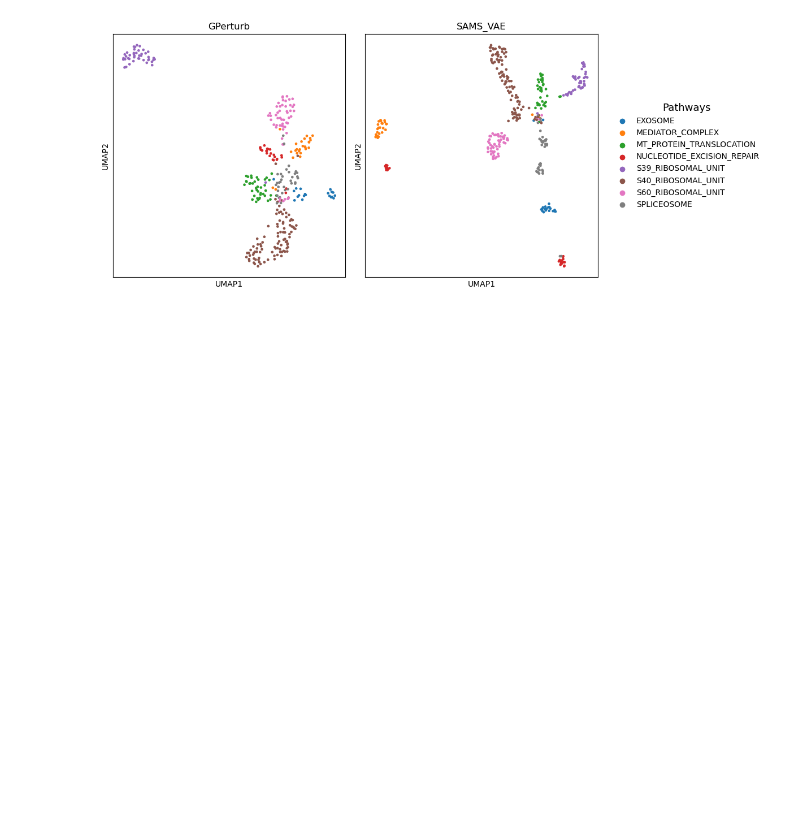
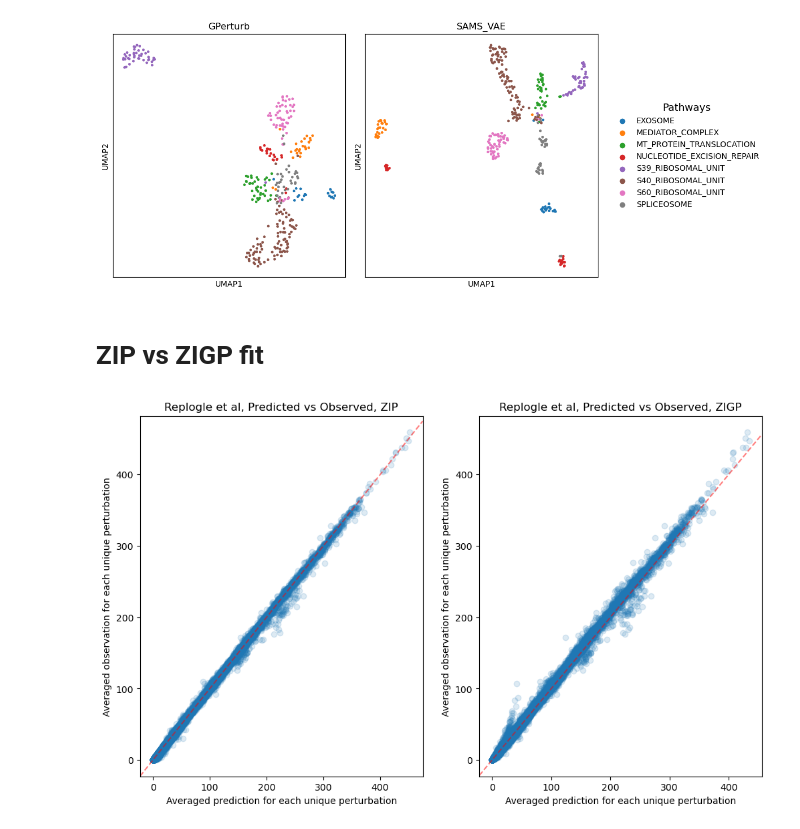
Before and after one commit to hwxing3259/GPerturb, a Jupyter notebook: numerical_examples/Replogle_GPerturb.ipynb, the cells around one changed output. Drawn from its saved outputs; the diff is of its cells as text; code cells hidden in the pictures; blank space fills up the shorter version.

```diff
--- a/numerical_examples/Replogle_GPerturb.ipynb
+++ b/numerical_examples/Replogle_GPerturb.ipynb
@@ -353,3 +362,33 @@ fig.tight_layout()
 # plt.savefig('./GPerturb_vis/UMAP_GPerturb_vs_SAMS_NA_filtered.png', dpi=300)
 # %% [output]
 [figure]
+# %% [markdown]
+# ZIP vs ZIGP fit
+# %%
+# load from pre-trained
+
+fig, axes = plt.subplots(1, 2)
+avg_pred = np.loadtxt('./GPerturb_vis_data/rep_avg_pred_Gperturb_zip.csv').ravel()
+avg_obs = np.loadtxt('./GPerturb_vis_data/rep_avg_obs_GPerturb_zip.csv').ravel()
+avg_pred = avg_pred[avg_obs != 0]
+avg_obs = avg_obs[avg_obs != 0]
+axes[0].scatter(avg_pred, avg_obs, alpha=0.15)
+axes[0].axline((1, 1), slope=1, c='r', alpha=0.5, linestyle='--')
+axes[0].set_xlabel('Averaged prediction for each unique perturbation')
+axes[0].set_ylabel('Averaged observation for each unique perturbation')
+axes[0].set_title('Replogle et al, Predicted vs Observed, ZIP')
+
+avg_pred = np.loadtxt('./GPerturb_vis_data/rep_avg_pred_GPerturb_zinb.csv').ravel()
+avg_obs = np.loadtxt('./GPerturb_vis_data/rep_avg_obs_GPerturb_zinb.csv').ravel()
+avg_pred = avg_pred[avg_obs != 0]
+avg_obs = avg_obs[avg_obs != 0]
+axes[1].scatter(avg_pred, avg_obs, alpha=0.15)
+axes[1].axline((1, 1), slope=1, c='r', alpha=0.5, linestyle='--')
+axes[1].set_xlabel('Averaged prediction for each unique perturbation')
+axes[1].set_ylabel('Averaged observation for each unique perturbation')
+axes[1].set_title('Replogle et al, Predicted vs Observed, ZIGP')
+fig.set_size_inches(12, 7)
+# plt.savefig('Replogle_count.png')
+# plt.close()
+# %% [output]
+[figure, added]
```
Also changed, not shown: parts of 4 cells of this notebook, 3 other files.
